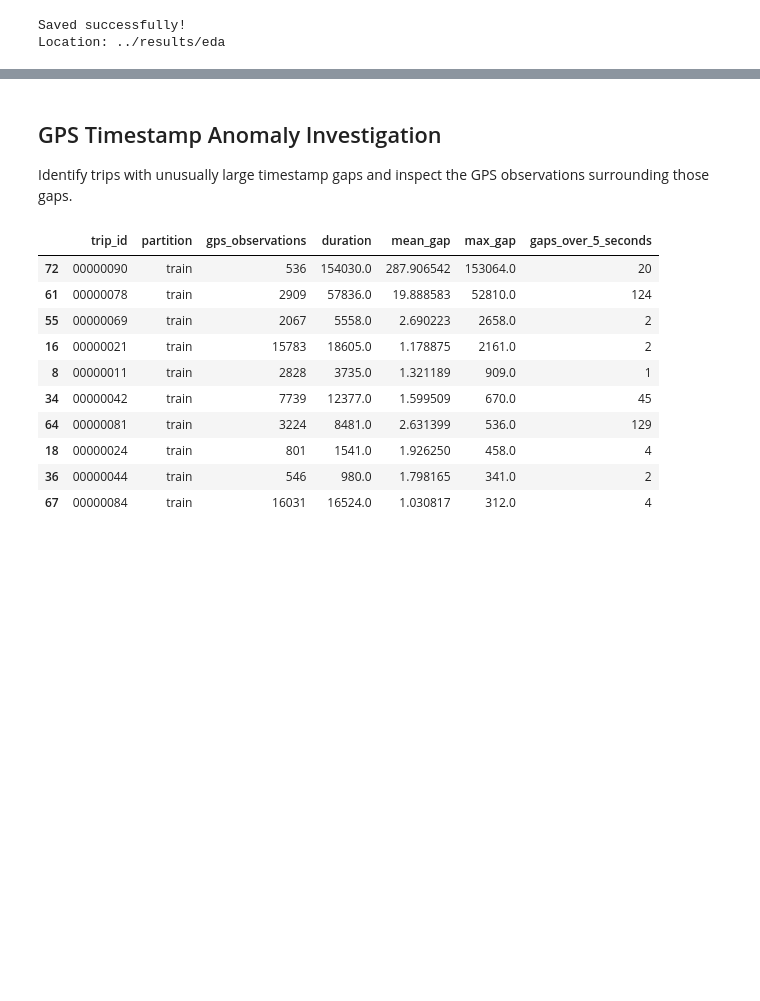
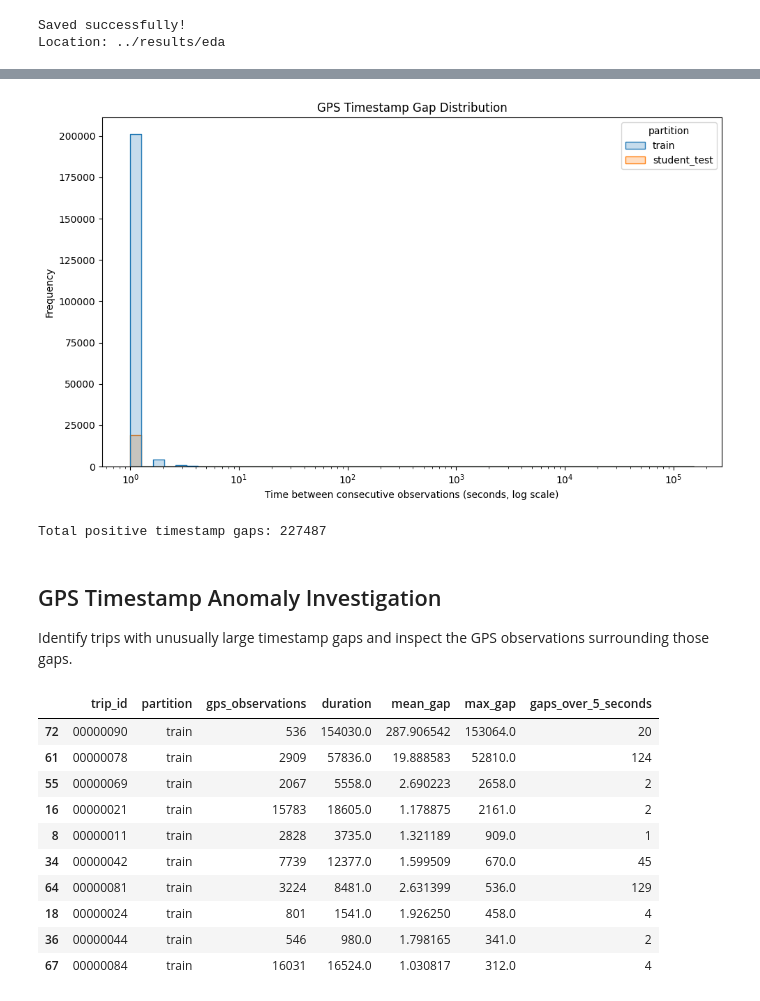
Before and after one commit to idwmu/ML-18_11-E-7, a Jupyter notebook: data_processing/eda.ipynb, the cells around one changed output, grey strips where cells are left out. Cells and saved outputs as stored; diff of their text form; code cells hidden in the pictures; blank space fills up the shorter version.

```diff
--- a/data_processing/eda.ipynb
+++ b/data_processing/eda.ipynb
@@ -367,3 +430,63 @@ Location: ../results/eda
+# %%
+# plot timestamp gaps across all trips
+
+gap_results = []
+
+for partition, trips in [
+    ("train", train_trips),
+    ("student_test", test_trips)
+]:
+    for trip_path in trips:
+
+        trip_id = trip_path.name
+
+        track_data = pd.read_csv(
+            trip_path / f"{trip_id}.track",
+            sep=r"\s+",
+            header=None,
+            names=["longitude", "latitude", "timestamp"]
+        )
+
+        gaps = track_data["timestamp"].diff().dropna()
+
+        for gap in gaps:
+            if gap > 0:
+                gap_results.append({
+                    "partition": partition,
+                    "gap_seconds": gap
+                })
+
+df_gaps = pd.DataFrame(gap_results)
+
+plt.figure(figsize=(10, 6))
+
+sns.histplot(
+    data=df_gaps,
+    x="gap_seconds",
+    hue="partition",
+    bins=50,
+    element="step",
+    common_norm=False,
+    log_scale=True
+)
+
+plt.title("GPS Timestamp Gap Distribution")
+plt.xlabel("Time between consecutive observations (seconds, log scale)")
+plt.ylabel("Frequency")
+plt.tight_layout()
+
+plt.savefig(
+    PLOTS_PATH / "timestamp_gap_distribution.png",
+    dpi=300,
+    bbox_inches="tight"
+)
+
+plt.show()
+
+print("Total positive timestamp gaps:", len(df_gaps))
+# %% [output]
+[figure, added]
+Total positive timestamp gaps: 227487
 # %% [markdown]
 ## GPS Timestamp Anomaly Investigation
 
```
Also changed, not shown: parts of 19 cells of this notebook, 17 other files.
